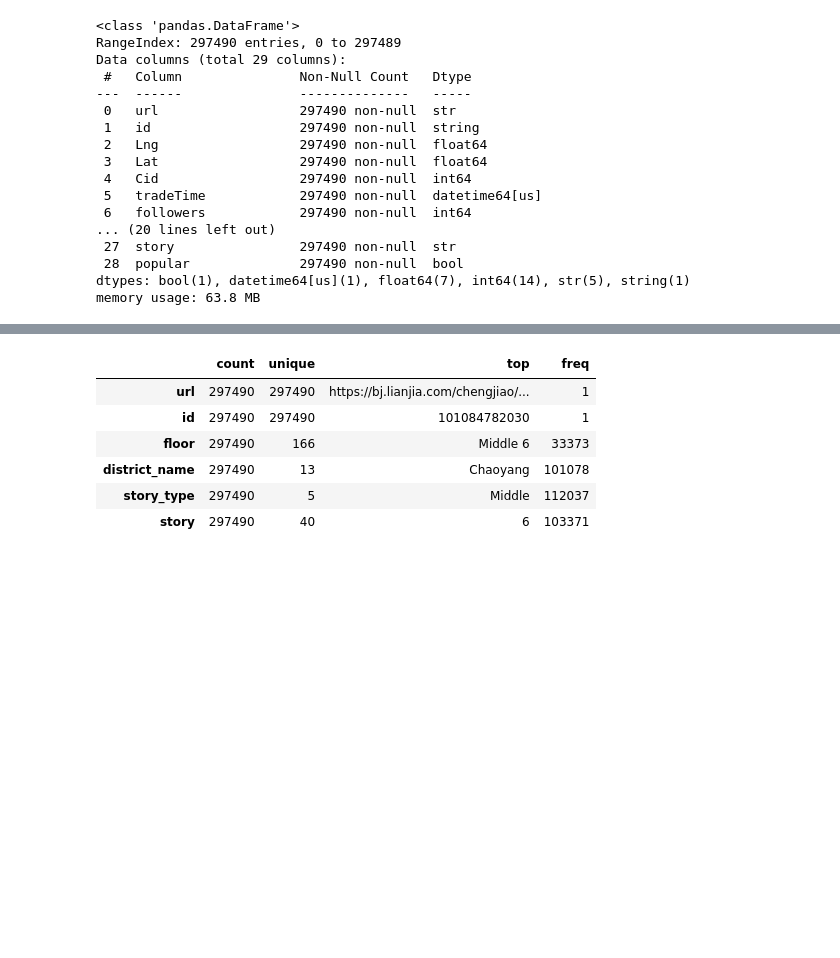
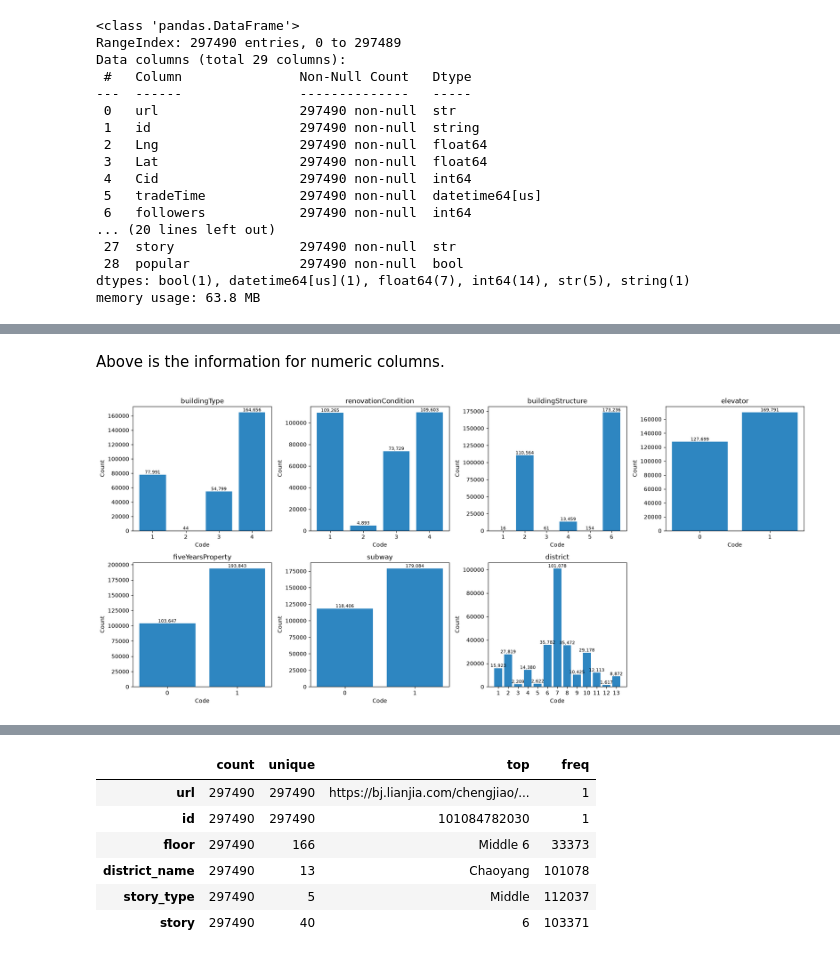
Before and after one commit to zhenhao14/Beijing-Housing-Prices, a Jupyter notebook: src/data/eda_2.ipynb, the cells around one changed output, grey strips where cells are left out. Drawn from its saved outputs; the diff is of its cells as text; code cells hidden in the pictures; blank space fills up the shorter version.

```diff
--- a/src/data/eda_2.ipynb
+++ b/src/data/eda_2.ipynb
@@ -58,7 +58,3 @@ df.drop(columns=code_cols).describe().T.round(2)
 | constructionTime | 297490.0 | 1999.198773 | 1950.0 | 1994.0 | 2001.0 | 2006.0 | 2016.0 | 8.763902 |
 | ladderRatio | 297490.0 | 67.674249 | 0.014 | 0.25 | 0.333 | 0.5 | 10009400.0 | 25952.91298 |
 | communityAverage | 297490.0 | 63685.709217 | 10847.0 | 46505.0 | 59025.0 | 75858.0 | 183109.0 | 22165.532252 |
-# %%
-for c in code_cols:
-    print(c)
-    display(df[c].value_counts(dropna=False).sort_index())
@@ -119,0 +61,22 @@ Name: count, dtype: int64
+# %% [markdown]
+Above is the information for numeric columns.
+# %%
+fig, axes = plt.subplots(2, 4, figsize=(18, 8))
+axes = axes.flatten()
+
+for ax, c in zip(axes, code_cols):
+    counts = df[c].value_counts(dropna=False).sort_index()
+    counts.index = counts.index.astype(str)          # makes NaN show up as its own label
+    bars = ax.bar(counts.index, counts.values, color="#2e86c1")
+    ax.bar_label(bars, fmt="{:,.0f}", fontsize=8)    # print the count on each bar
+    ax.set_title(c)
+    ax.set_xlabel("Code")
+    ax.set_ylabel("Count")
+
+for ax in axes[len(code_cols):]:                      # hide the unused 8th panel
+    ax.set_visible(False)
+
+plt.tight_layout()
+plt.show()
+# %% [output]
+[figure, added]
```
Also changed, not shown: parts of 2 cells of this notebook.
